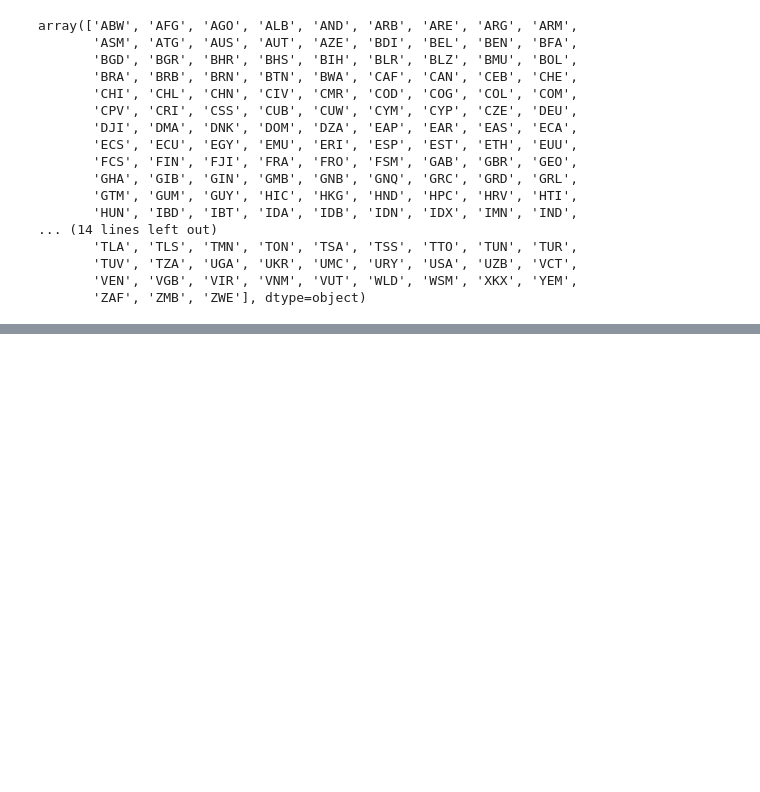
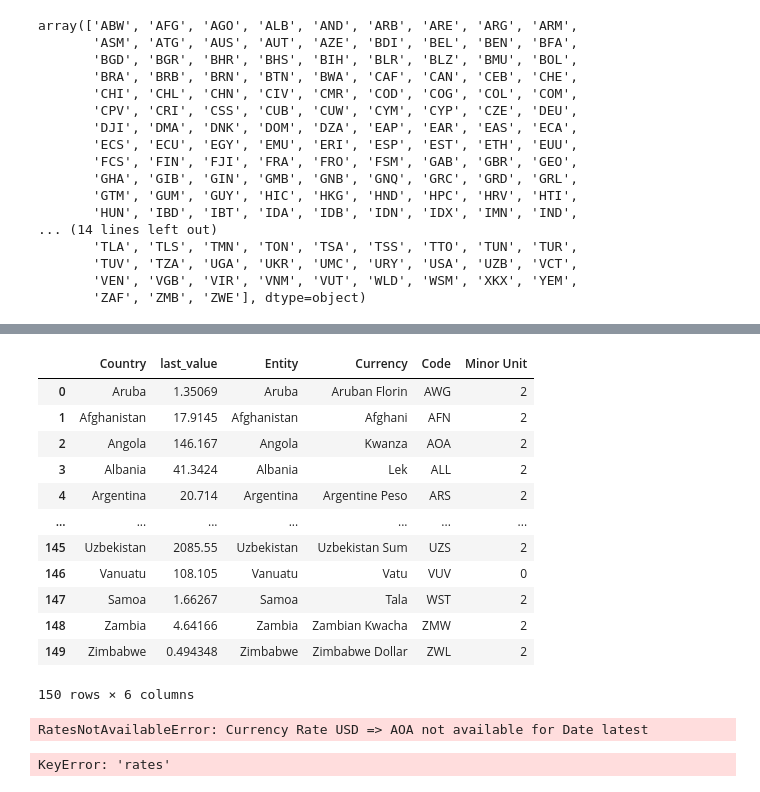
Before and after one commit to mikelvallejo/chameleon-pricing, a Jupyter notebook: extraction.ipynb, the cells around one changed output, grey strips where cells are left out. Cells and saved outputs as stored; diff of their text form; code cells hidden in the pictures; blank space fills up the shorter version.

```diff
--- a/extraction.ipynb
+++ b/extraction.ipynb
@@ -128,0 +263,4 @@ array(['AUS', 'AUT', 'BEL', 'CAN', 'CZE', 'DNK', 'FIN', 'FRA', 'DEU',
+# %%
+currency=pd.read_html('https://docs.1010data.com/1010dataReferenceManual/DataTypesAndFormats/currencyUnitCodes.html')
+# %%
+currency=currency[0]
@@ -128,0 +283,33 @@ array(['AUS', 'AUT', 'BEL', 'CAN', 'CZE', 'DNK', 'FIN', 'FRA', 'DEU',
+# %%
+currency['Entity']=currency['Entity'].str.lower()
+currency['Entity']=currency['Entity'].str.capitalize()
+# %%
+df1=df1.merge(currency, left_on='Country', right_on='Entity')
+# %%
+df1
+# %% [output]
+|  | Country | last_value | Entity | Currency | Code | Minor Unit |
+| 0 | Aruba | 1.35069 | Aruba | Aruban Florin | AWG | 2 |
+| 1 | Afghanistan | 17.9145 | Afghanistan | Afghani | AFN | 2 |
+| 2 | Angola | 146.167 | Angola | Kwanza | AOA | 2 |
+| 3 | Albania | 41.3424 | Albania | Lek | ALL | 2 |
+| 4 | Argentina | 20.714 | Argentina | Argentine Peso | ARS | 2 |
+| ... | ... | ... | ... | ... | ... | ... |
+| 145 | Uzbekistan | 2085.55 | Uzbekistan | Uzbekistan Sum | UZS | 2 |
+| 146 | Vanuatu | 108.105 | Vanuatu | Vatu | VUV | 0 |
+| 147 | Samoa | 1.66267 | Samoa | Tala | WST | 2 |
+| 148 | Zambia | 4.64166 | Zambia | Zambian Kwacha | ZMW | 2 |
+| 149 | Zimbabwe | 0.494348 | Zimbabwe | Zimbabwe Dollar | ZWL | 2 |
+150 rows × 6 columns
+# %%
+from forex_python.converter import CurrencyRates
+c = CurrencyRates()
+c.get_rate('USD', 'AOA')
+# %% [output]
+RatesNotAvailableError: Currency Rate USD => AOA not available for Date latest
+# %%
+from exchangeratesapi import Api
+api = Api()
+print(api.get_rate('USD', 'GBP'))
+# %% [output]
+KeyError: 'rates'
```
Also changed, not shown: parts of 22 cells of this notebook, 3 other files.
